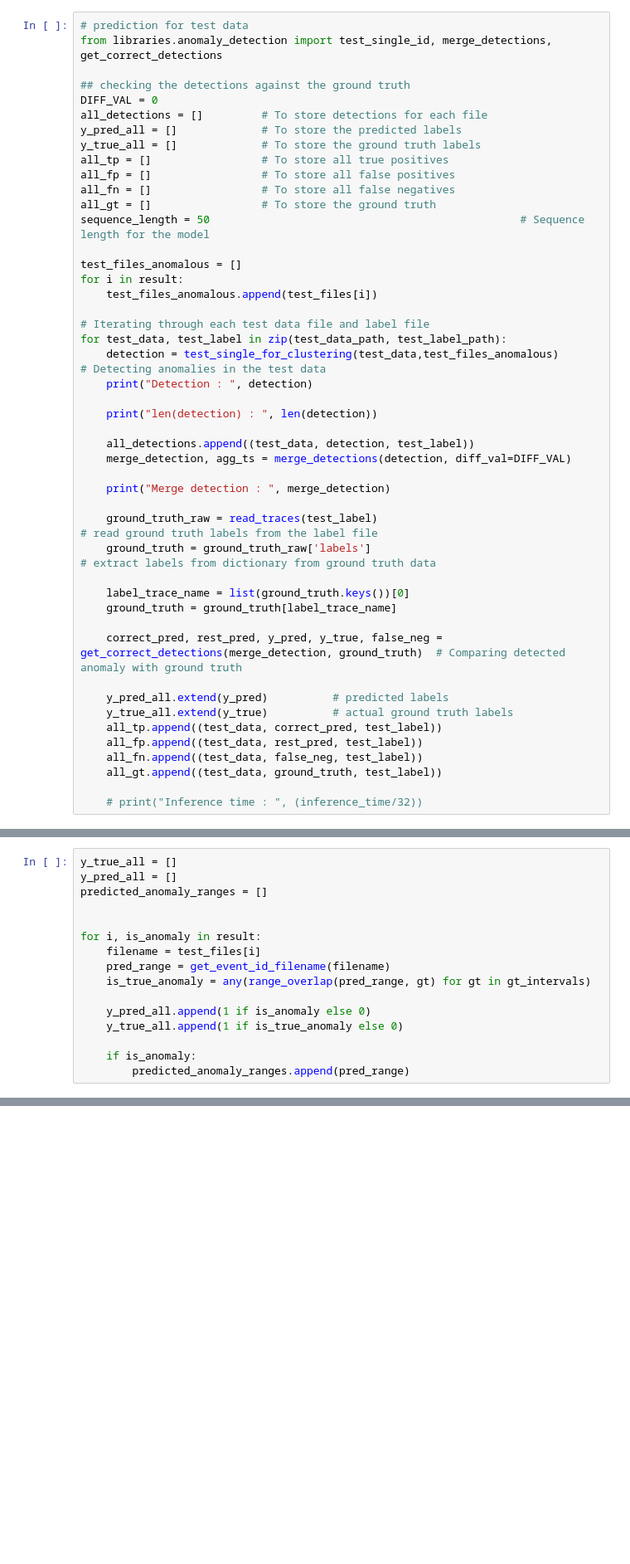
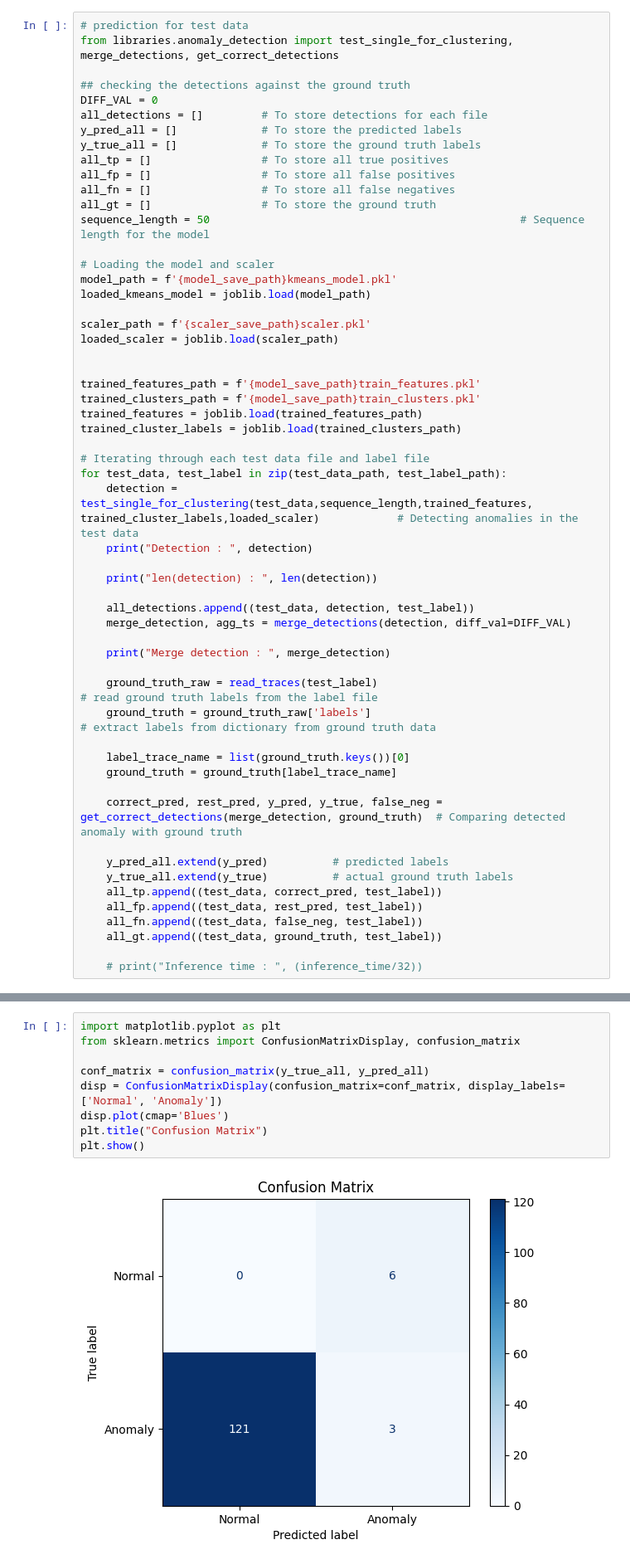
Before and after one commit to arjunchenal/Anomaly_Detection, a Jupyter notebook: clustering_methods/clustering_methods.ipynb, the cells around one changed output, grey strips where cells are left out. Shown at 83% size. Drawn from its saved outputs; the diff is of its cells as text; blank space fills up the shorter version.

```diff
--- a/clustering_methods/clustering_methods.ipynb
+++ b/clustering_methods/clustering_methods.ipynb
@@ -501,6 +280,6 @@ def test_single_for_clustering(test_data_path, test_files_anomalous):
 # %%
 # prediction for test data
-from libraries.anomaly_detection import test_single_id, merge_detections, get_correct_detections
+from libraries.anomaly_detection import test_single_for_clustering, merge_detections, get_correct_detections
 
 ## checking the detections against the ground truth
 DIFF_VAL = 0
@@ -513,13 +292,22 @@ all_fn = []                 # To store all false negatives
 all_gt = []                 # To store the ground truth
 sequence_length = 50                                                # Sequence length for the model
 
-test_files_anomalous = []
-for i in result:
-    test_files_anomalous.append(test_files[i])
+# Loading the model and scaler
+model_path = f'{model_save_path}kmeans_model.pkl'
+loaded_kmeans_model = joblib.load(model_path)
+
+scaler_path = f'{scaler_save_path}scaler.pkl'
+loaded_scaler = joblib.load(scaler_path)
+
+
+trained_features_path = f'{model_save_path}train_features.pkl'
+trained_clusters_path = f'{model_save_path}train_clusters.pkl'
+trained_features = joblib.load(trained_features_path)
+trained_cluster_labels = joblib.load(trained_clusters_path)
 
 # Iterating through each test data file and label file
 for test_data, test_label in zip(test_data_path, test_label_path):
-    detection = test_single_for_clustering(test_data,test_files_anomalous)            # Detecting anomalies in the test data
+    detection = test_single_for_clustering(test_data,sequence_length,trained_features, trained_cluster_labels,loaded_scaler)            # Detecting anomalies in the test data
     print("Detection : ", detection)
 
     print("len(detection) : ", len(detection))
@@ -603,16 +371,0 @@ for label_file in test_label_path:
-# %%
-y_true_all = []
-y_pred_all = []
-predicted_anomaly_ranges = []
-
-
-for i, is_anomaly in result:
-    filename = test_files[i]
-    pred_range = get_event_id_filename(filename)
-    is_true_anomaly = any(range_overlap(pred_range, gt) for gt in gt_intervals)
-
-    y_pred_all.append(1 if is_anomaly else 0)
-    y_true_all.append(1 if is_true_anomaly else 0)
-
-    if is_anomaly:
-        predicted_anomaly_ranges.append(pred_range)
@@ -653,0 +372,11 @@ F1 Score:  0.0476
+# %%
+import matplotlib.pyplot as plt
+from sklearn.metrics import ConfusionMatrixDisplay, confusion_matrix
+
+conf_matrix = confusion_matrix(y_true_all, y_pred_all)
+disp = ConfusionMatrixDisplay(confusion_matrix=conf_matrix, display_labels=['Normal', 'Anomaly'])
+disp.plot(cmap='Blues')
+plt.title("Confusion Matrix")
+plt.show()
+# %% [output]
+[figure, added]
```
Also changed, not shown: parts of 22 cells of this notebook, 2 other files.
